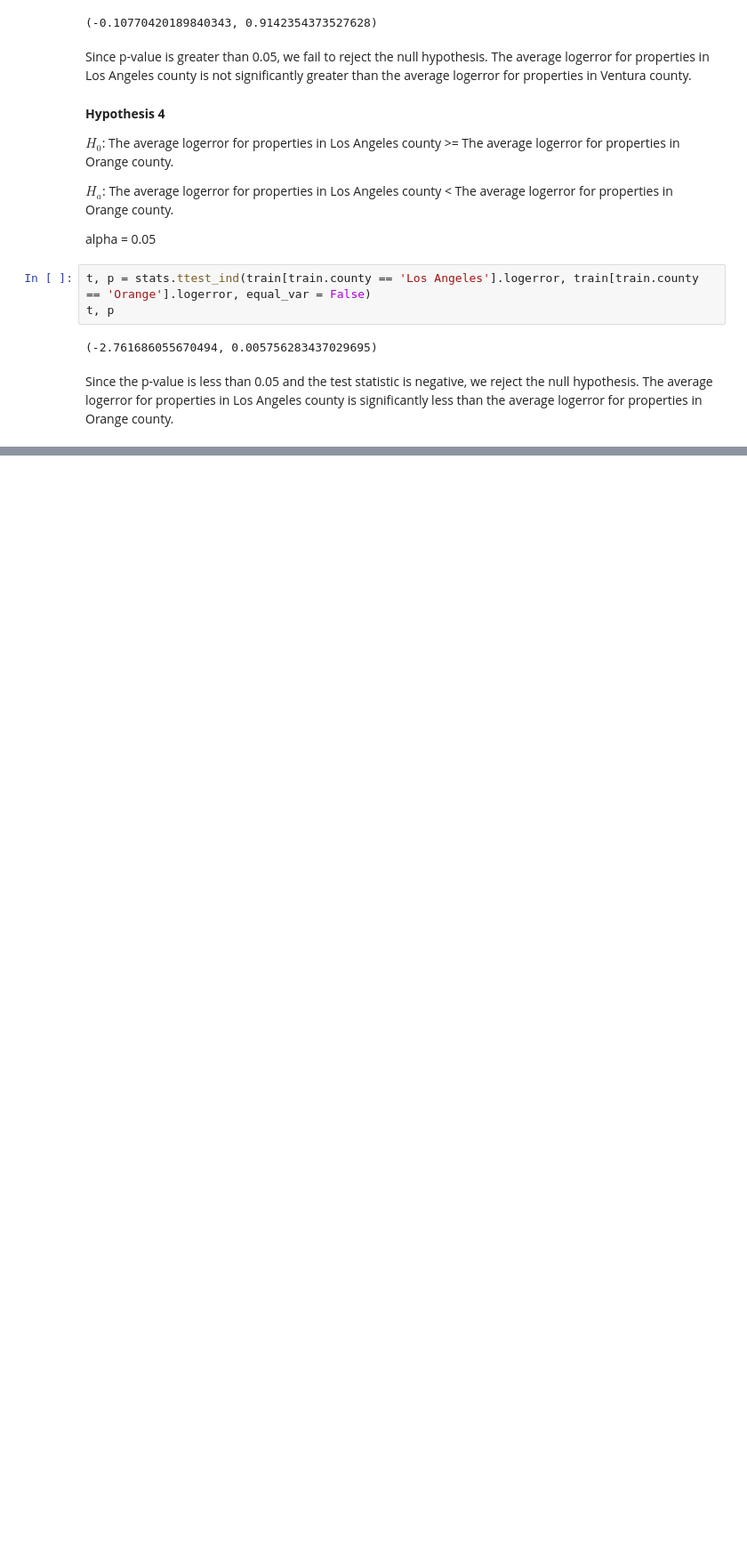
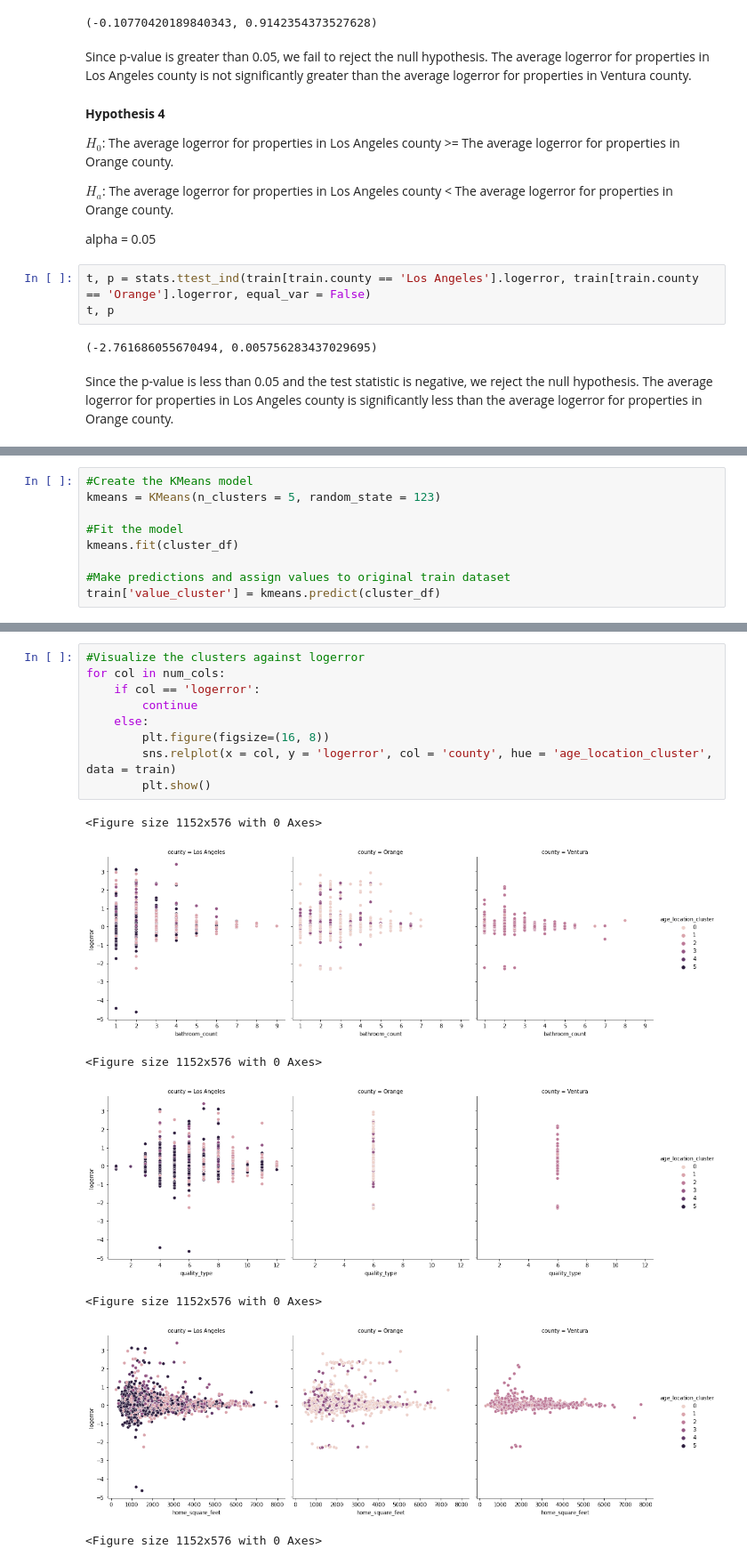
Before and after one commit to johnathon-smith/zillow-clustering-project, a Jupyter notebook: explore_zillow.ipynb, the cells around one changed output, grey strips where cells are left out. Shown at 89% size. Drawn from its saved outputs; the diff is of its cells as text; blank space fills up the shorter version.

```diff
--- a/explore_zillow.ipynb
+++ b/explore_zillow.ipynb
@@ -234,0 +352,9 @@ Since the p-value is less than 0.05 and the test statistic is negative, we rejec
+# %%
+#Create the KMeans model
+kmeans = KMeans(n_clusters = 5, random_state = 123)
+
+#Fit the model
+kmeans.fit(cluster_df)
+
+#Make predictions and assign values to original train dataset
+train['value_cluster'] = kmeans.predict(cluster_df)
@@ -234,0 +363,17 @@ Since the p-value is less than 0.05 and the test statistic is negative, we rejec
+# %%
+#Visualize the clusters against logerror
+for col in num_cols:
+    if col == 'logerror':
+        continue
+    else:
+        plt.figure(figsize=(16, 8))
+        sns.relplot(x = col, y = 'logerror', col = 'county', hue = 'age_location_cluster', data = train)
+        plt.show()
+# %% [output]
+<Figure size 1152x576 with 0 Axes>
+[figure, added]
+<Figure size 1152x576 with 0 Axes>
+[figure, added]
+<Figure size 1152x576 with 0 Axes>
+[figure, added]
+<Figure size 1152x576 with 0 Axes>
```
Also changed, not shown: parts of 24 cells of this notebook.
